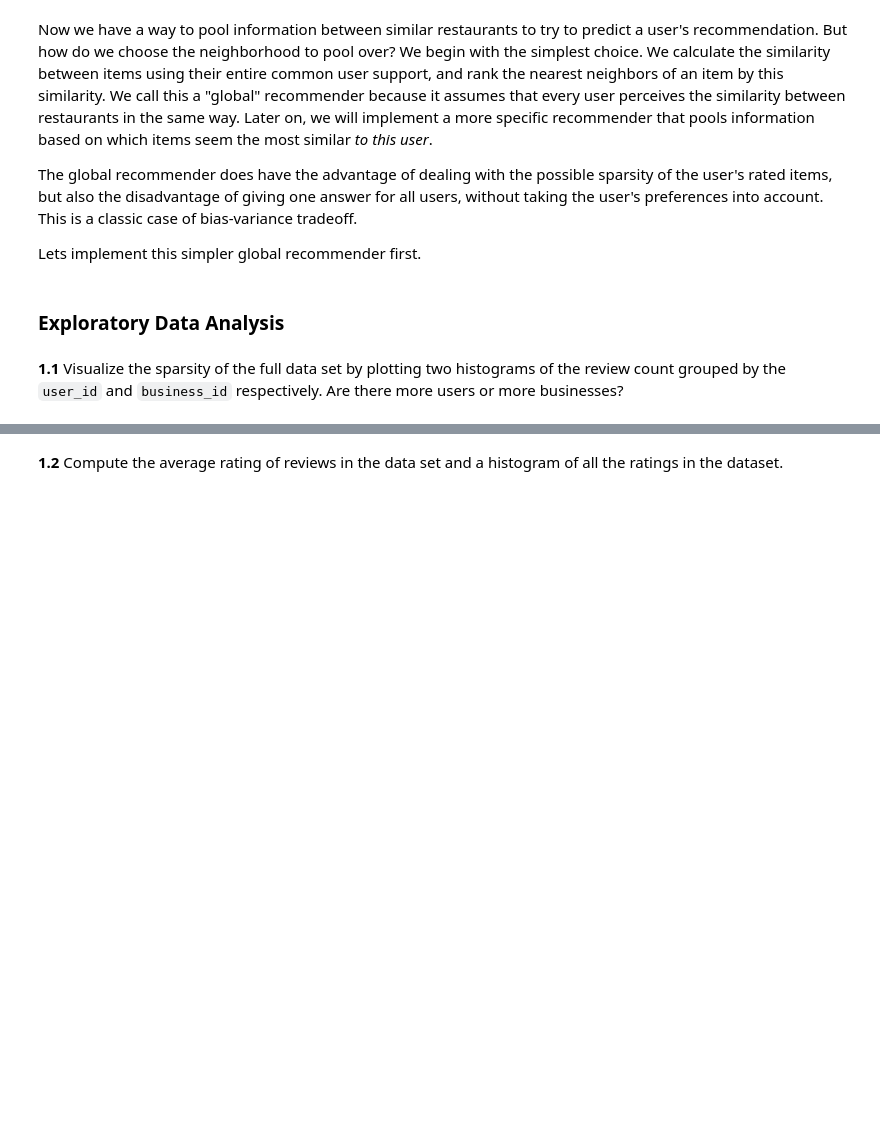
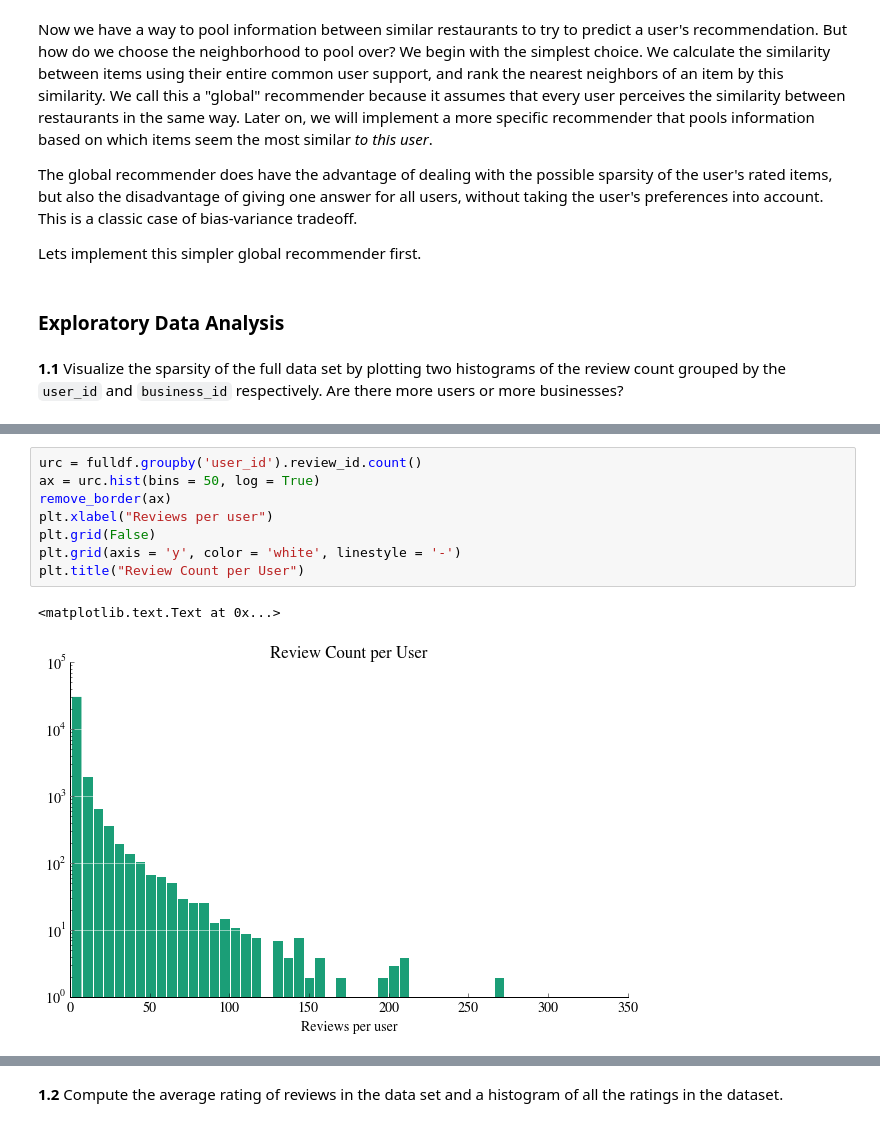
Before and after one commit to dennisi/content, a Jupyter notebook: HW4.ipynb, the cells around one changed output, grey strips where cells are left out. Saved outputs shown, nothing was run; the diff lists cells and outputs as text; blank space fills up the shorter version.

```diff
--- a/HW4.ipynb
+++ b/HW4.ipynb
@@ -193,0 +201,11 @@ Lets implement this simpler global recommender first.
+# %%
+urc = fulldf.groupby('user_id').review_id.count()
+ax = urc.hist(bins = 50, log = True)
+remove_border(ax)
+plt.xlabel("Reviews per user")
+plt.grid(False)
+plt.grid(axis = 'y', color = 'white', linestyle = '-')
+plt.title("Review Count per User")
+# %% [output]
+<matplotlib.text.Text at 0x...>
+[figure, added]
```
Also changed, not shown: parts of 79 cells of this notebook, 1 other file.
